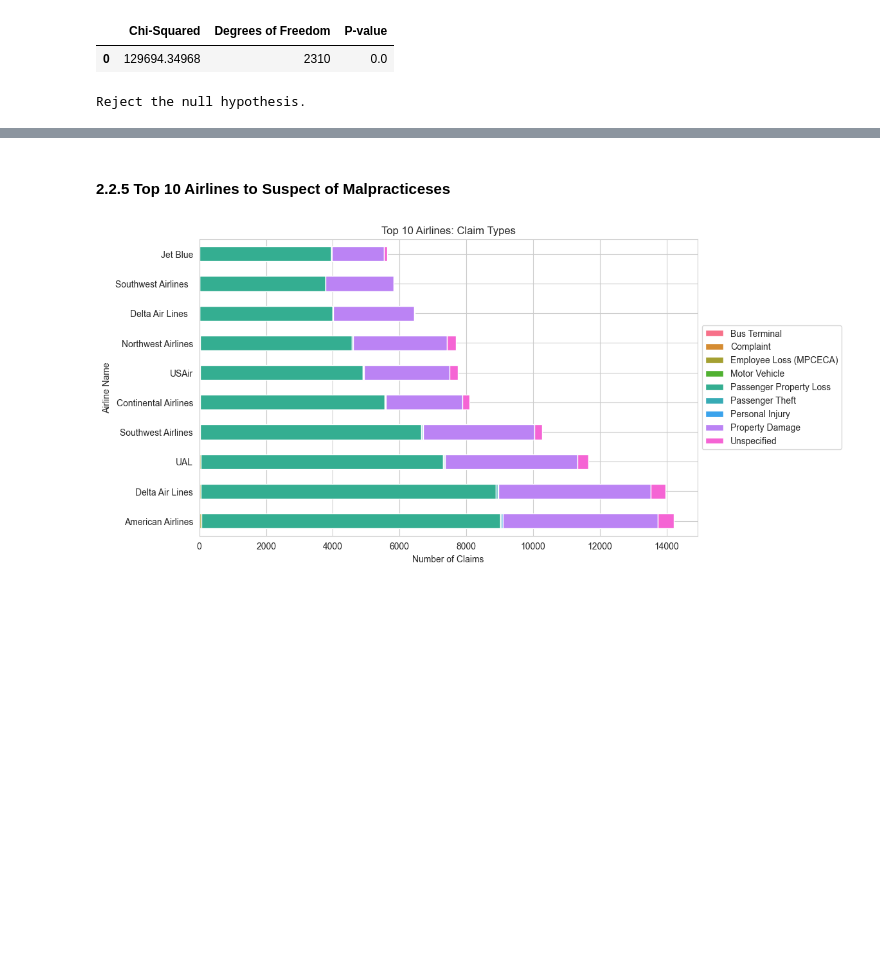
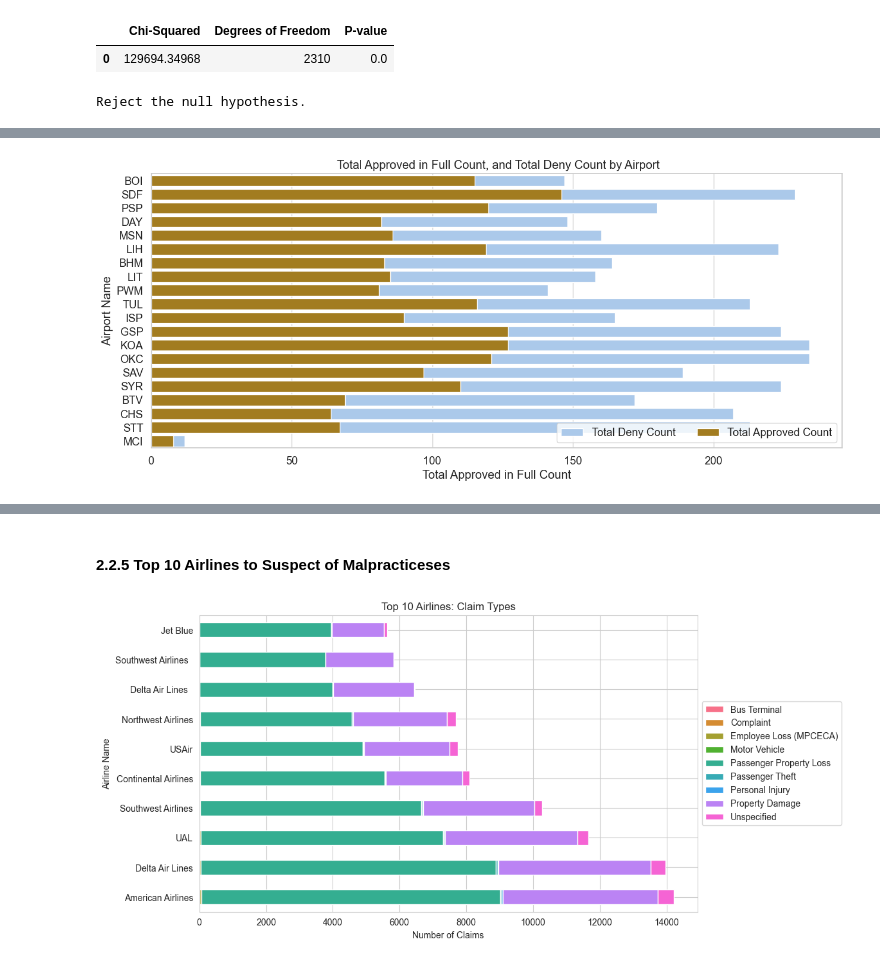
Before and after one commit to Jaomar92/capstone2, a Jupyter notebook: capstone2.ipynb, the cells around one changed output, grey strips where cells are left out. Cells and saved outputs as stored; diff of their text form; code cells hidden in the pictures; blank space fills up the shorter version.

```diff
--- a/capstone2.ipynb
+++ b/capstone2.ipynb
@@ -1847,0 +1714,25 @@ m
+# %%
+# Group the dataframe by airport name and disposition
+grouped = df_filtered.groupby(['Airport Code', 'Disposition']).size().unstack(fill_value=0)
+
+# Add a column for the total disposition count
+grouped['Total Disposition Count'] = grouped.sum(axis=1)
+
+# Add columns for each disposition value count
+grouped['Total Approved in Full Count'] = grouped['Approved in Full']
+grouped['Total Deny Count'] = grouped['Deny']
+
+# Rename the index to 'Airport Name'
+grouped.index.names = ['Airport Name']
+
+# Reset the index to make 'Airport Name' a column
+grouped = grouped.reset_index()
+
+grouped = grouped.drop(columns=['Approved in Full', "Deny", "In pursuit", "Non-Pursuable", "Non-TSA", "Settle"])
+
+grouped["Approved Proportion"] = np.round(grouped['Total Approved in Full Count']/grouped['Total Disposition Count'],2) * 100
+grouped_sorted = grouped.sort_values(by="Approved Proportion", ascending=False)
+
+grouped_sorted = grouped_sorted.reset_index(drop=True)
+
+grouped_sorted
@@ -1847,0 +1757,21 @@ m
+# %%
+
+# Set the style and font scale
+sns.set(style="whitegrid", font_scale=1.2)
+
+# Create the stacked bar chart
+sns.set_color_codes("pastel")
+plt.figure(figsize=(15, 6))
+
+sns.barplot(x="Total Deny Count", y="Airport Name", data=grouped_sorted, label="Total Deny Count", color="b")
+sns.set_color_codes("dark")
+sns.barplot(x="Total Approved in Full Count", y="Airport Name", data=grouped_sorted, label="Total Approved Count", color="y")
+
+# Add legend and title
+plt.legend(ncol=3, loc="lower right", frameon=True)
+plt.title(" Total Approved in Full Count, and Total Deny Count by Airport")
+
+# Show the plot
+plt.show()
+# %% [output]
+[figure, added]
```
Also changed, not shown: parts of 18 cells of this notebook, 5 other files.
